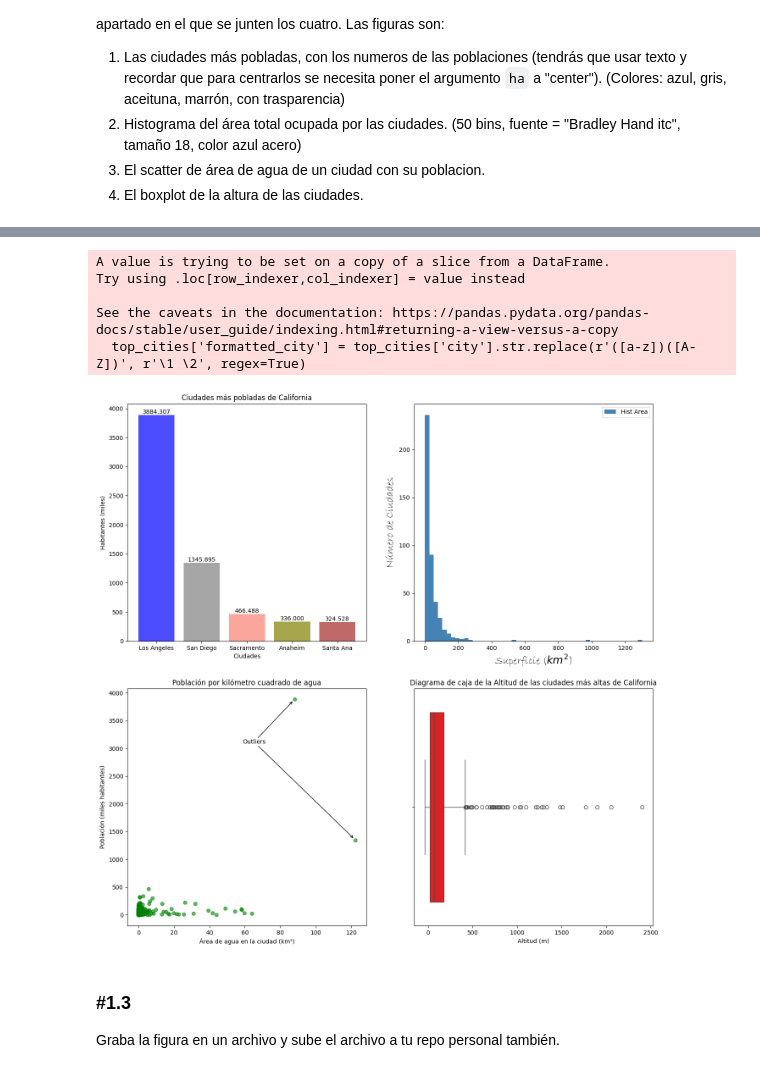
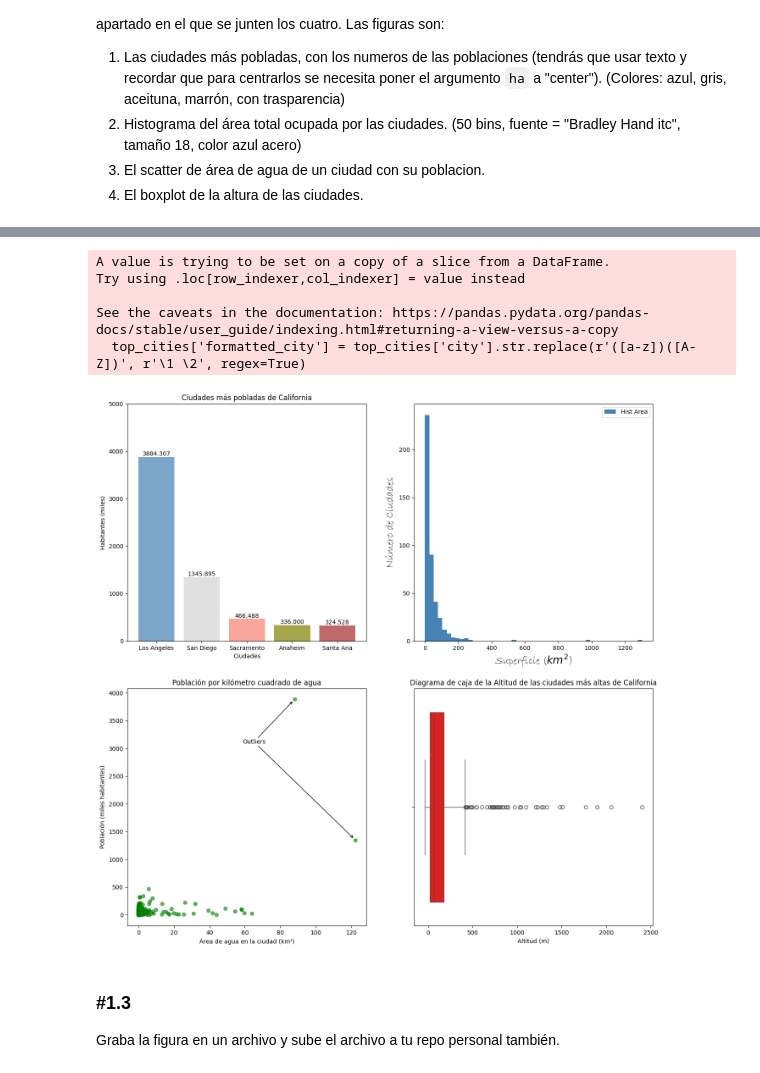
Before and after one commit to apvwbm/ONLINE_DS_THEBRIDGE_FILES, a Jupyter notebook: Sprints/08_Visualización_y_Presentación/Unidad_01/Practica_Obligatoria/18_Practica_Obligatoria_Visualizacion_Basica.ipynb, the cells around one changed output, grey strips where cells are left out. Cells and saved outputs as stored; diff of their text form; code cells hidden in the pictures.

```diff
--- a/Sprints/08_Visualización_y_Presentación/Unidad_01/Practica_Obligatoria/18_Practica_Obligatoria_Visualizacion_Basica.ipynb
+++ b/Sprints/08_Visualización_y_Presentación/Unidad_01/Practica_Obligatoria/18_Practica_Obligatoria_Visualizacion_Basica.ipynb
@@ -61,9 +61,6 @@ Recrea la siguiente figura, para ello construye en apartados separados cada grá
 # %% [markdown]
 ![figura_ejempo.png](attachment:figura_ejempo.png)
 # %%
-import matplotlib.pyplot as plt
-import seaborn as sns
-
 def create_figure():
     # Crear figura y subgráficos
     fig, axes = plt.subplots(2, 2, figsize=(16, 16))  # 2 filas, 2 columnas
@@ -71,7 +68,7 @@ def create_figure():
     # 1. Gráfico de barras de las ciudades más pobladas
     df_sorted = df.sort_values('population_total', ascending=False)
     top_cities = df_sorted.head(5)
-    colors = ['blue', 'gray', 'salmon', 'olive', 'brown']
+    colors = ['steelblue', 'lightgray', 'salmon', 'olive', 'brown']
 
     top_cities['formatted_city'] = top_cities['city'].str.replace(r'([a-z])([A-Z])', r'\1 \2', regex=True)
 
@@ -79,6 +76,7 @@ def create_figure():
     axes[0, 0].set_ylabel('Habitantes (miles)')
     axes[0, 0].set_xlabel('Ciudades')
     axes[0, 0].set_title('Ciudades más pobladas de California')
+    axes[0, 0].set_ylim(0, 5000)
 
     # Etiquetas en las barras
     for bar, pop in zip(axes[0, 0].containers[0], top_cities['population_total']):
@@ -104,35 +102,35 @@ def create_figure():
     outliers = df[df['population_total'] / 1000 > outlier_threshold]
 
     if not outliers.empty:
         avg_x = outliers['area_water_km2'].mean()
         avg_y = (outliers['population_total'] / 1000).mean()
 
         axes[1, 0].text(avg_x - 40, avg_y + 500, 'Outliers', fontsize=10, ha='center', va='center')
         for _, row in outliers.iterrows():
             axes[1, 0].annotate(
                 '',
                 xy=(row['area_water_km2'], row['population_total'] / 1000),
                 xytext=(avg_x - 40, avg_y + 500),
                 arrowprops=dict(facecolor='black', arrowstyle='->', shrinkA=10, shrinkB=5),
             )
 
     # 4. Boxplot de la altura de las ciudades
     sns.boxplot(x=df['elevation_m'], color='red', vert=False, ax=axes[1, 1], whis=1.5)
     axes[1, 1].set_xlabel('Altitud (m)')
     axes[1, 1].set_title('Diagrama de caja de la Altitud de las ciudades más altas de California')
-
+    axes[1, 1].yticks = ([])
     # Retornar la figura
     return fig
 
 # Crear la figura y almacenarla en una variable
 figure = create_figure()
 # %% [output]
 A value is trying to be set on a copy of a slice from a DataFrame.
 Try using .loc[row_indexer,col_indexer] = value instead
 
 See the caveats in the documentation: https://pandas.pydata.org/pandas-docs/stable/user_guide/indexing.html#returning-a-view-versus-a-copy
   top_cities['formatted_city'] = top_cities['city'].str.replace(r'([a-z])([A-Z])', r'\1 \2', regex=True)
-[figure, old version]
+[figure, new version]
 # %% [markdown]
 ### #1.3
 
```
Also changed, not shown: parts of 1 cell of this notebook, 3 other files.
